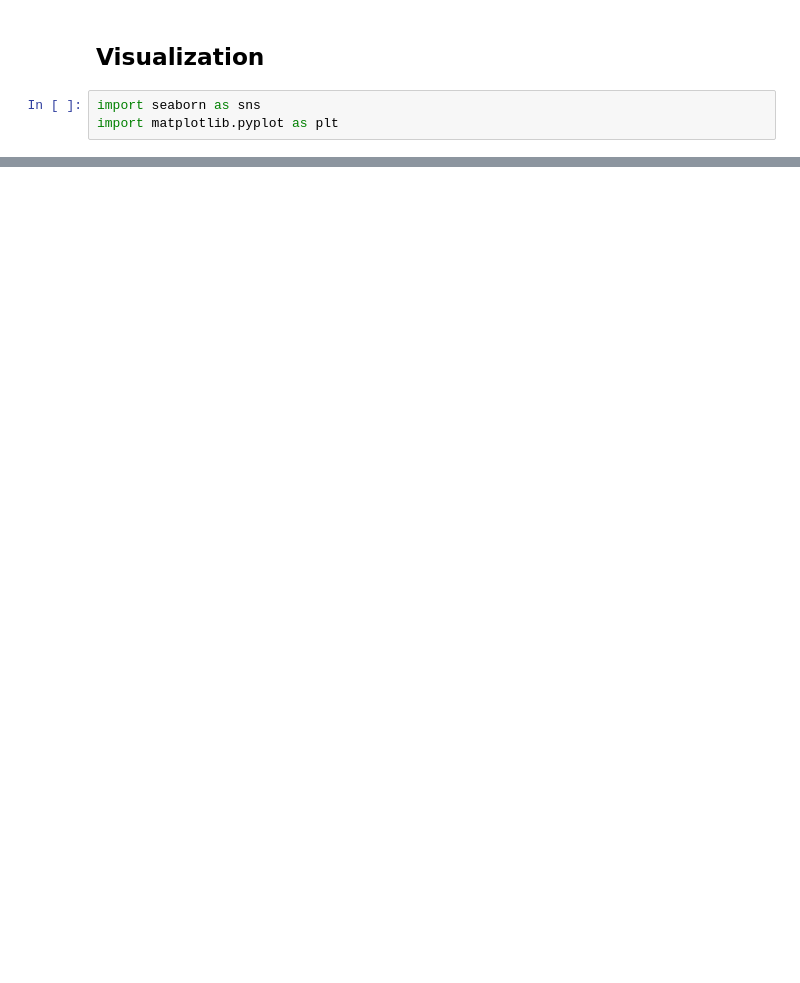
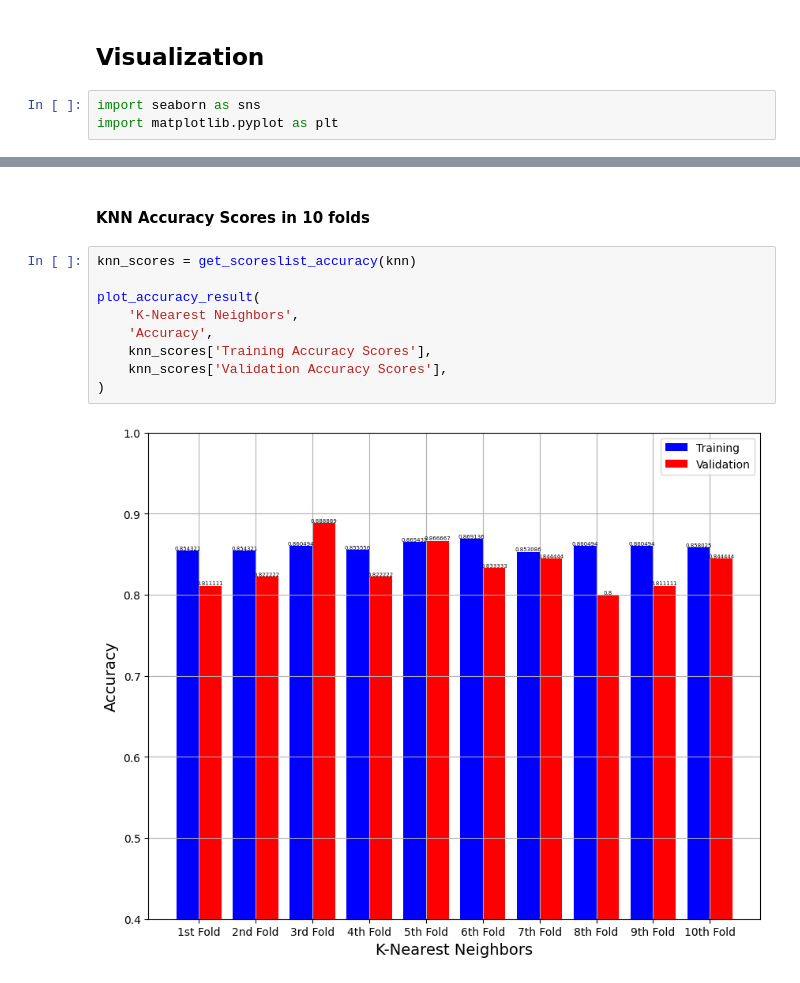
Before and after one commit to glitch0710/predictive-classifiers-mit102, a Jupyter notebook: PREDICTING MODELS - ANDOY, RHOGIEL V. MIT102 PROJECT.ipynb, the cells around one changed output, grey strips where cells are left out. Cells and saved outputs as stored; diff of their text form; blank space fills up the shorter version.

```diff
--- a/PREDICTING MODELS - ANDOY, RHOGIEL V. MIT102 PROJECT.ipynb
+++ b/PREDICTING MODELS - ANDOY, RHOGIEL V. MIT102 PROJECT.ipynb
@@ -248,0 +323,13 @@ import matplotlib.pyplot as plt
+# %% [markdown]
+#### KNN Accuracy Scores in 10 folds
+# %%
+knn_scores = get_scoreslist_accuracy(knn)
+
+plot_accuracy_result(
+    'K-Nearest Neighbors',
+    'Accuracy',
+    knn_scores['Training Accuracy Scores'],
+    knn_scores['Validation Accuracy Scores'],
+)
+# %% [output]
+[figure, added]
```
Also changed, not shown: parts of 22 cells of this notebook.
